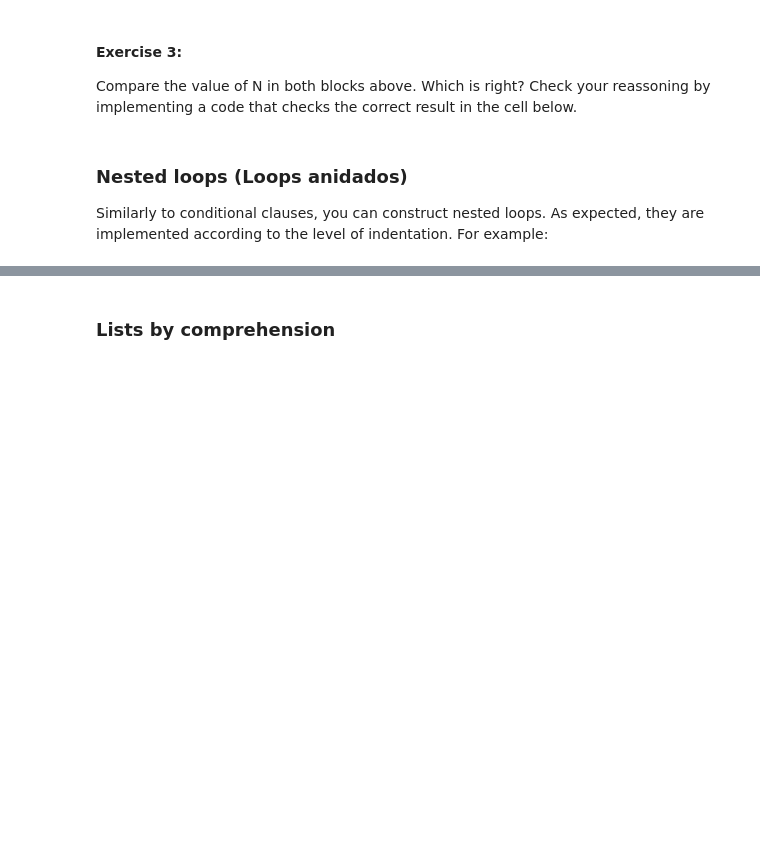
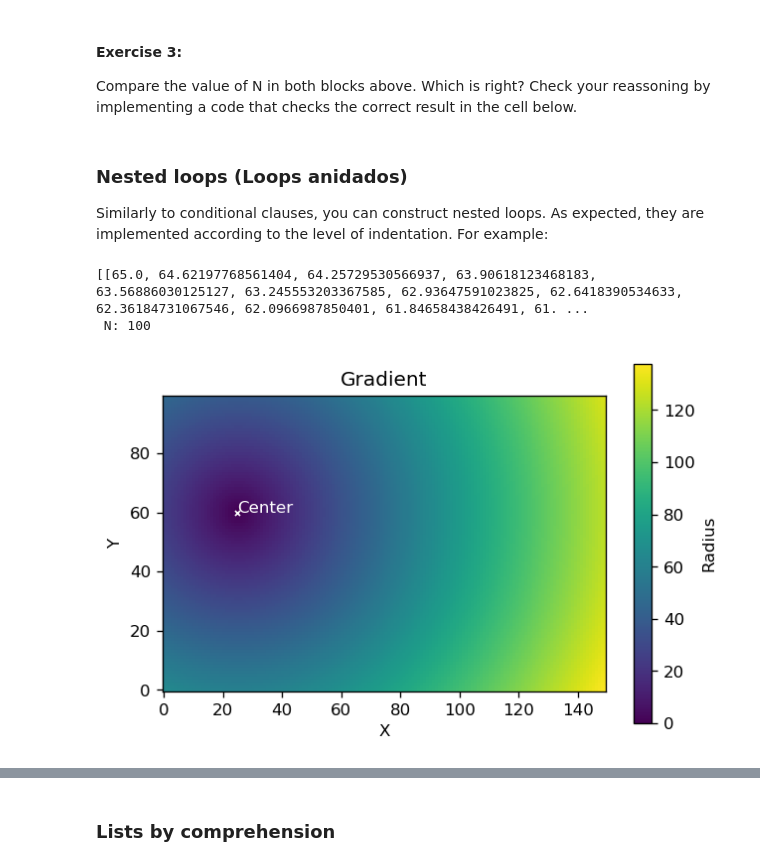
Before and after one commit to gdamke/IntroPythonAstroPhD, a Jupyter notebook: 06_Conditionals_and_Loops/06_Conditional_statements_and_loops.ipynb, the cells around one changed output, grey strips where cells are left out. Cells and saved outputs as stored; diff of their text form; code cells hidden in the pictures; blank space fills up the shorter version.

```diff
--- a/06_Conditionals_and_Loops/06_Conditional_statements_and_loops.ipynb
+++ b/06_Conditionals_and_Loops/06_Conditional_statements_and_loops.ipynb
@@ -126,0 +150,4 @@ for i,element in enumerate(a_list):
+# %%
+for k in enumerate(a_list):
+    i,element = k
+    print(f"The index is {i} and the element is {element}.")
@@ -191,12 +242,20 @@ for j in yvals:
     image.append(line)
 
 print(image, "\n N:", len(image))
+# %% [output]
+[[65.0, 64.62197768561404, 64.25729530566937, 63.90618123468183, 63.56886030125127, 63.245553203367585, 62.93647591023825, 62.6418390534633, 62.36184731067546, 62.0966987850401, 61.84658438426491, 61. ...
+ N: 100
 # %%
 # Do a plot of the nested lists generated.
 import matplotlib.pyplot as plt
 fig, ax = plt.subplots(1,1, dpi=(120),subplot_kw={'aspect':'equal'})
-v = ax.contourf(image, origin='lower', levels=20)
+v = ax.imshow(image, origin='lower')
 cbar = fig.colorbar(v)
+cbar.set_label("Radius")
+ax.plot(xcenter, ycenter, 'wx', ms=3)
+ax.text(xcenter, ycenter, "Center", color='w')
 ax.set_xlabel('X')
 ax.set_ylabel("Y")
-ax.set_title("Circles");
+ax.set_title("Gradient");
+# %% [output]
+[figure, added]
```
Also changed, not shown: parts of 33 cells of this notebook, 1 other file.
